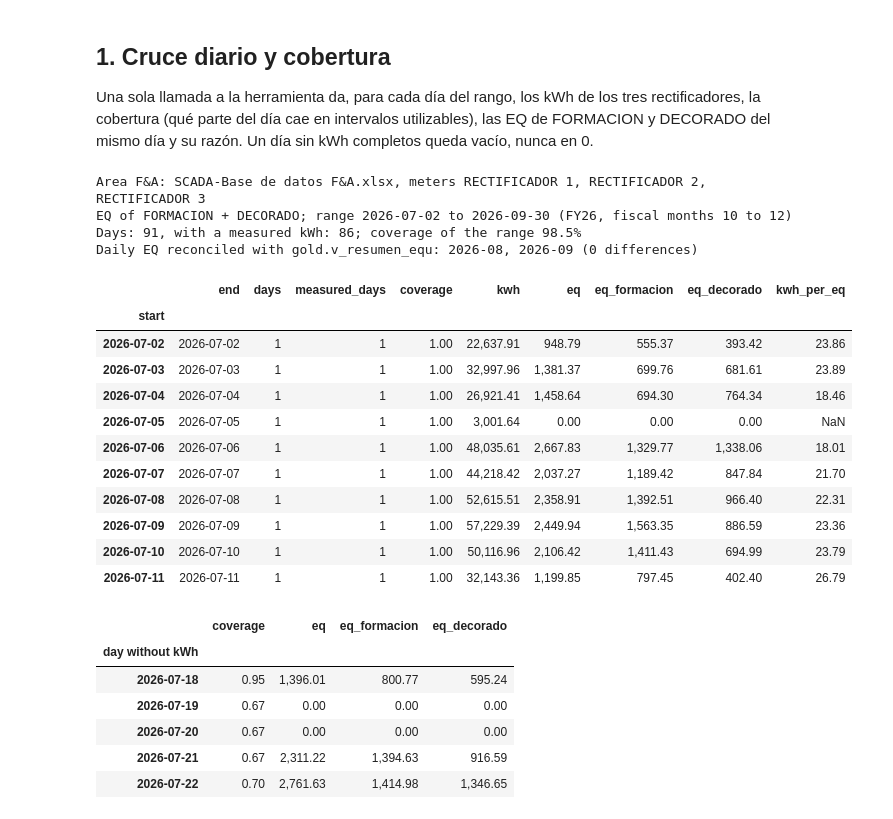
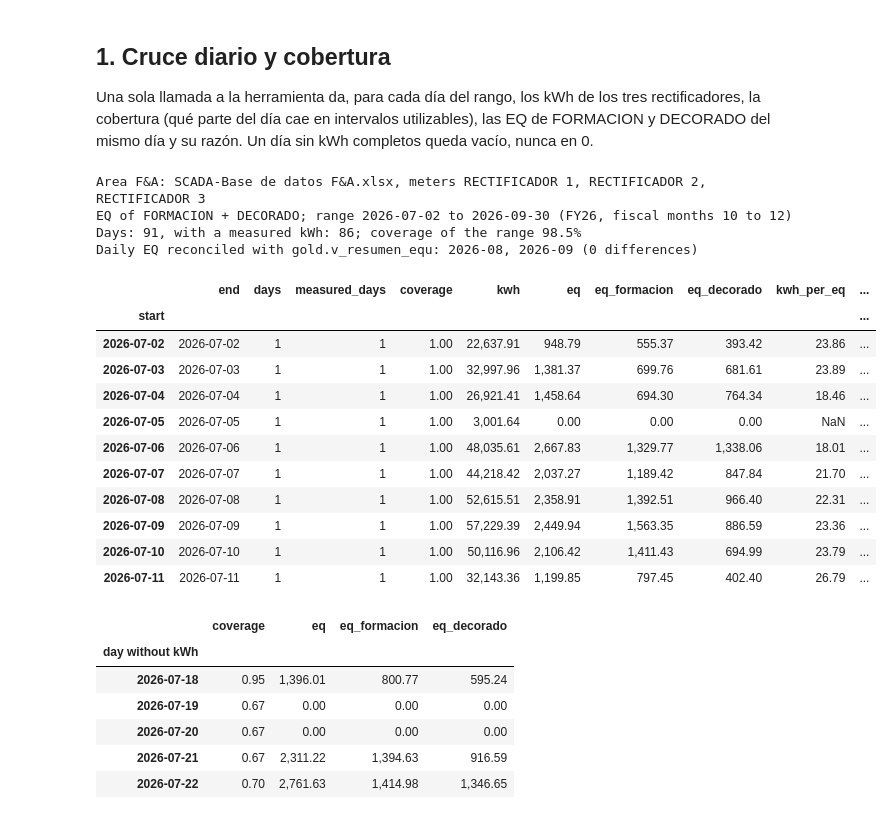
Before and after one commit to juanpablocarrillohortua/clarios_app, a Jupyter notebook: notebooks/eda_cruce_herramienta.ipynb, the cells around one changed output. Saved outputs shown, nothing was run; the diff lists cells and outputs as text; code cells hidden in the pictures.

```diff
--- a/notebooks/eda_cruce_herramienta.ipynb
+++ b/notebooks/eda_cruce_herramienta.ipynb
@@ -145,45 +173,46 @@ def rows_frame(area: AreaCross) -> pd.DataFrame:
             "days": row.days,
             "measured_days": row.measured_days,
             "coverage": number(row.coverage),
             "kwh": number(row.kwh),
             "eq": number(row.eq),
             **{f"eq_{name.lower()}": number(value) for name, value in row.eq_by_process.items()},
             "kwh_per_eq": number(row.kwh_per_eq),
+            "energy_source": row.energy_source,
         }
         for row in area.rows
     ]
     return pd.DataFrame(records).set_index("start")
 
 
 daily = rows_frame(fa_daily)
 fiscal = fiscal_label(fiscal_year(CROSS_RANGE.start))
 first_month, last_month = fiscal_month(CROSS_RANGE.start), fiscal_month(CROSS_RANGE.end)
 print(f"Area {fa_daily.area}: {fa_daily.energy.source}, meters {', '.join(fa_daily.energy.meters)}")
 print(f"EQ of {' + '.join(fa_daily.procesos)}; range {CROSS_RANGE.start} to {CROSS_RANGE.end} "
       f"({fiscal}, fiscal months {first_month} to {last_month})")  # fmt: skip
 print(f"Days: {fa_daily.total.days}, with a measured kWh: {fa_daily.total.measured_days}; "
       f"coverage of the range {float(fa_daily.total.coverage):.1%}")  # fmt: skip
 print("Daily EQ reconciled with gold.v_resumen_equ:",
       ", ".join(f"{m:%Y-%m}" for m in fa_daily.reconciled_months),
       f"({fa_daily.eq_mismatches} differences)")  # fmt: skip
 display(daily.head(10))
 # %% [output]
 Area F&A: SCADA-Base de datos F&A.xlsx, meters RECTIFICADOR 1, RECTIFICADOR 2, RECTIFICADOR 3
 EQ of FORMACION + DECORADO; range 2026-07-02 to 2026-09-30 (FY26, fiscal months 10 to 12)
 Days: 91, with a measured kWh: 86; coverage of the range 98.5%
 Daily EQ reconciled with gold.v_resumen_equ: 2026-08, 2026-09 (0 differences)
-|  | end | days | measured_days | coverage | kwh | eq | eq_formacion | eq_decorado | kwh_per_eq |
-| start |  |  |  |  |  |  |  |  |  |
-| 2026-07-02 | 2026-07-02 | 1 | 1 | 1.00 | 22,637.91 | 948.79 | 555.37 | 393.42 | 23.86 |
-| 2026-07-03 | 2026-07-03 | 1 | 1 | 1.00 | 32,997.96 | 1,381.37 | 699.76 | 681.61 | 23.89 |
-| 2026-07-04 | 2026-07-04 | 1 | 1 | 1.00 | 26,921.41 | 1,458.64 | 694.30 | 764.34 | 18.46 |
-| 2026-07-05 | 2026-07-05 | 1 | 1 | 1.00 | 3,001.64 | 0.00 | 0.00 | 0.00 | NaN |
-| 2026-07-06 | 2026-07-06 | 1 | 1 | 1.00 | 48,035.61 | 2,667.83 | 1,329.77 | 1,338.06 | 18.01 |
-| 2026-07-07 | 2026-07-07 | 1 | 1 | 1.00 | 44,218.42 | 2,037.27 | 1,189.42 | 847.84 | 21.70 |
-| 2026-07-08 | 2026-07-08 | 1 | 1 | 1.00 | 52,615.51 | 2,358.91 | 1,392.51 | 966.40 | 22.31 |
-| 2026-07-09 | 2026-07-09 | 1 | 1 | 1.00 | 57,229.39 | 2,449.94 | 1,563.35 | 886.59 | 23.36 |
-| 2026-07-10 | 2026-07-10 | 1 | 1 | 1.00 | 50,116.96 | 2,106.42 | 1,411.43 | 694.99 | 23.79 |
-| 2026-07-11 | 2026-07-11 | 1 | 1 | 1.00 | 32,143.36 | 1,199.85 | 797.45 | 402.40 | 26.79 |
+|  | end | days | measured_days | coverage | kwh | eq | eq_formacion | eq_decorado | kwh_per_eq | ... |
+| start |  |  |  |  |  |  |  |  |  | ... |
+| 2026-07-02 | 2026-07-02 | 1 | 1 | 1.00 | 22,637.91 | 948.79 | 555.37 | 393.42 | 23.86 | ... |
+| 2026-07-03 | 2026-07-03 | 1 | 1 | 1.00 | 32,997.96 | 1,381.37 | 699.76 | 681.61 | 23.89 | ... |
+| 2026-07-04 | 2026-07-04 | 1 | 1 | 1.00 | 26,921.41 | 1,458.64 | 694.30 | 764.34 | 18.46 | ... |
+| 2026-07-05 | 2026-07-05 | 1 | 1 | 1.00 | 3,001.64 | 0.00 | 0.00 | 0.00 | NaN | ... |
+| 2026-07-06 | 2026-07-06 | 1 | 1 | 1.00 | 48,035.61 | 2,667.83 | 1,329.77 | 1,338.06 | 18.01 | ... |
+| 2026-07-07 | 2026-07-07 | 1 | 1 | 1.00 | 44,218.42 | 2,037.27 | 1,189.42 | 847.84 | 21.70 | ... |
+| 2026-07-08 | 2026-07-08 | 1 | 1 | 1.00 | 52,615.51 | 2,358.91 | 1,392.51 | 966.40 | 22.31 | ... |
+| 2026-07-09 | 2026-07-09 | 1 | 1 | 1.00 | 57,229.39 | 2,449.94 | 1,563.35 | 886.59 | 23.36 | ... |
+| 2026-07-10 | 2026-07-10 | 1 | 1 | 1.00 | 50,116.96 | 2,106.42 | 1,411.43 | 694.99 | 23.79 | ... |
+| 2026-07-11 | 2026-07-11 | 1 | 1 | 1.00 | 32,143.36 | 1,199.85 | 797.45 | 402.40 | 26.79 | ... |
 # %%
 missing = daily[daily["kwh"].isna()]
 display(missing[["coverage", "eq", "eq_formacion", "eq_decorado"]].rename_axis("day without kWh"))
```
Also changed, not shown: parts of 24 cells of this notebook.
